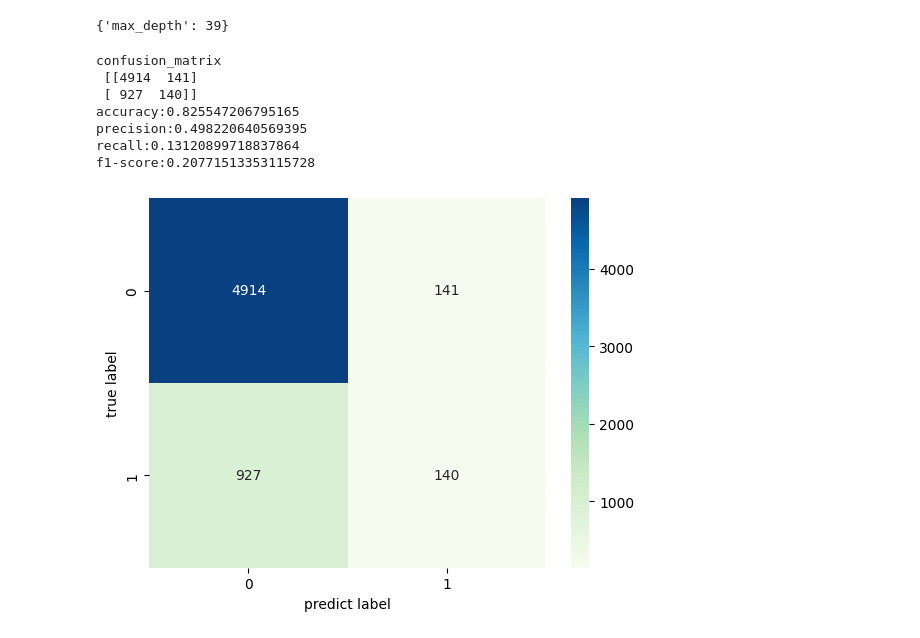
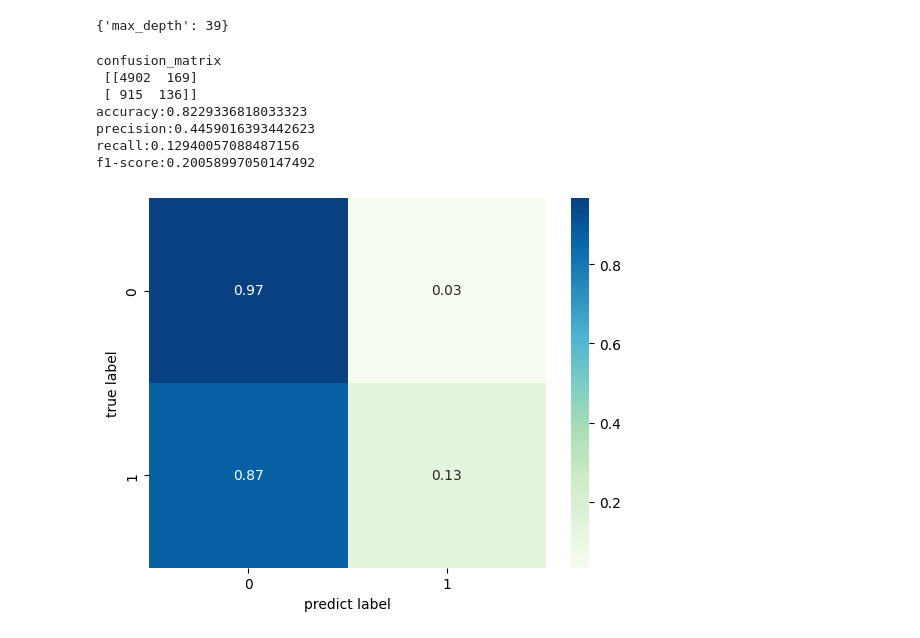
Before and after one commit to Liuzhe30/POI-Pred, a Jupyter notebook: experiments/04-feature-filtering.ipynb, the cells around one changed output. Drawn from its saved outputs; the diff is of its cells as text; code cells hidden in the pictures.

```diff
--- a/experiments/04-feature-filtering.ipynb
+++ b/experiments/04-feature-filtering.ipynb
@@ -121,11 +103,6 @@ case_cohort.loc[case_cohort['qualifications'] != '1', 'qualifications']= '0'
 control_cohort.loc[control_cohort['qualifications'].str.contains('College or University degree'), 'qualifications']= '1'
 control_cohort.loc[control_cohort['qualifications'] != '1', 'qualifications']= '0'
 # %%
-mean_val = case_cohort['waist circumference'].mean()
-case_cohort['waist circumference'].fillna(mean_val, inplace=True)
-mean_val = control_cohort['waist circumference'].mean()
-control_cohort['waist circumference'].fillna(mean_val, inplace=True)
-
 mean_val = case_cohort['HDL-C'].mean()
 case_cohort['HDL-C'].fillna(mean_val, inplace=True)
 mean_val = control_cohort['HDL-C'].mean()
@@ -178,6 +155,15 @@ control_cohort.loc[control_cohort['ICD10'] != '1', 'ICD10']= '0'
 case_cohort['T2D'].fillna(0, inplace=True)
 control_cohort['T2D'].fillna(0, inplace=True)
 # %%
+case_cohort = case_cohort.drop('moderate physical activity time spent',axis=1)
+control_cohort = control_cohort.drop('moderate physical activity time spent',axis=1)
+
+case_cohort = case_cohort.drop('vigorous physical activity time spent',axis=1)
+control_cohort = control_cohort.drop('vigorous physical activity time spent',axis=1)
+
+case_cohort = case_cohort.drop('waist circumference',axis=1)
+control_cohort = control_cohort.drop('waist circumference',axis=1)
+
 case_cohort = case_cohort.drop('duration of moderate physical activity-pilot',axis=1)
 control_cohort = control_cohort.drop('duration of moderate physical activity-pilot',axis=1)
 
@@ -249,12 +235,12 @@ Y_train = train_data['label'].values
 Y_test = test_data['label'].values
 # %%
 # grid search
-other_params = {'eta': 0.3, 'n_estimators': 420, 'gamma': 0, 'max_depth': 20, 'min_child_weight': 1,
+other_params = {'eta': 0.3, 'n_estimators': 630, 'gamma': 0, 'max_depth': 20, 'min_child_weight': 1,
                 'colsample_bytree': 1, 'colsample_bylevel': 1, 'subsample': 1, 'reg_lambda': 1, 'reg_alpha': 0, 'scale_pos_weight':5,
                 'seed': 33}
 
-#cv_params = {'n_estimators': np.linspace(100, 2000, 20, dtype=int)} # 400
-#cv_params = {'n_estimators': np.linspace(350, 450, 11, dtype=int)} # 430
+#cv_params = {'n_estimators': np.linspace(100, 1000, 10, dtype=int)} # 600
+#cv_params = {'n_estimators': np.linspace(550, 650, 11, dtype=int)} # 630
 cv_params = {'max_depth': np.linspace(1, 50, 10, dtype=int)} # 39
 
 xgb_model = xgb.XGBClassifier(**other_params)
@@ -265,39 +251,49 @@ gs.best_params_
 Fitting 5 folds for each of 10 candidates, totalling 50 fits
 {'max_depth': 39}
 # %%
-clf_xgb = xgb.XGBClassifier(n_estimators=430, scale_pos_weight=5, max_depth=39)
+clf_xgb = xgb.XGBClassifier(n_estimators=630, scale_pos_weight=5, max_depth=39)
 clf_xgb.fit(X_train,Y_train)
 
 import pickle
-with open('../models/21-feature/XGB.pickle', 'wb') as f:
+with open('../models/18-feature/XGB.pickle', 'wb') as f:
     pickle.dump(clf_xgb, f)
 # %%
 y_score = clf_xgb.predict(X_test)
 y_score_pro = clf_xgb.predict_proba(X_test) # (212, 2)
 y_one_hot = to_categorical(Y_test)
 y_score_one_hot = to_categorical(y_score)
 
 obj1 = confusion_matrix(Y_test, y_score)
 print('confusion_matrix\n', obj1)
 print('accuracy:{}'.format(accuracy_score(Y_test, y_score)))
 print('precision:{}'.format(precision_score(Y_test, y_score)))
 print('recall:{}'.format(recall_score(Y_test, y_score)))
 print('f1-score:{}'.format(f1_score(Y_test, y_score)))
 
+# update confusion matrix
+sum_all1 = obj1[0][0] + obj1[0][1]
+sum_all2 = obj1[1][0] + obj1[1][1]
+new_obj = np.array(
+    [
+        [float(obj1[0][0])/sum_all1, float(obj1[0][1])/sum_all1],
+        [float(obj1[1][0])/sum_all2, float(obj1[1][1])/sum_all2]
+    ]
+)
+
 import seaborn as sns
-sns.heatmap(obj1, fmt='d', cmap='GnBu', annot=True)
+sns.heatmap(new_obj, fmt='.2f', cmap='GnBu', annot=True)
 plt.ylabel("true label")
 plt.xlabel("predict label")
 plt.show()
 # %% [output]
 confusion_matrix
- [[4914  141]
- [ 927  140]]
-accuracy:0.825547206795165
-precision:0.498220640569395
-recall:0.13120899718837864
-f1-score:0.20771513353115728
+ [[4902  169]
+ [ 915  136]]
+accuracy:0.8229336818033323
+precision:0.4459016393442623
+recall:0.12940057088487156
+f1-score:0.20058997050147492
-[figure, old version]
+[figure, new version]
 # %%
 fpr_xgb, tpr_xgb, thresholds = roc_curve(y_one_hot.ravel(),y_score_pro.ravel())
 auc_xgb = auc(fpr_xgb, tpr_xgb)
```
Also changed, not shown: parts of 7 cells of this notebook, 11 other files.
